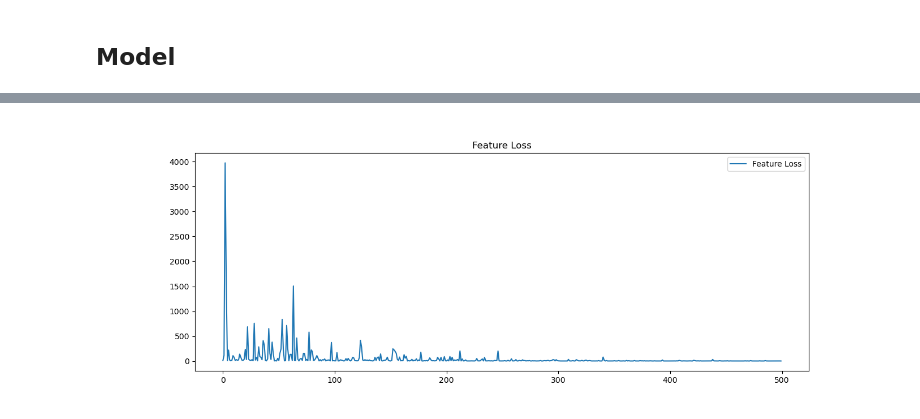
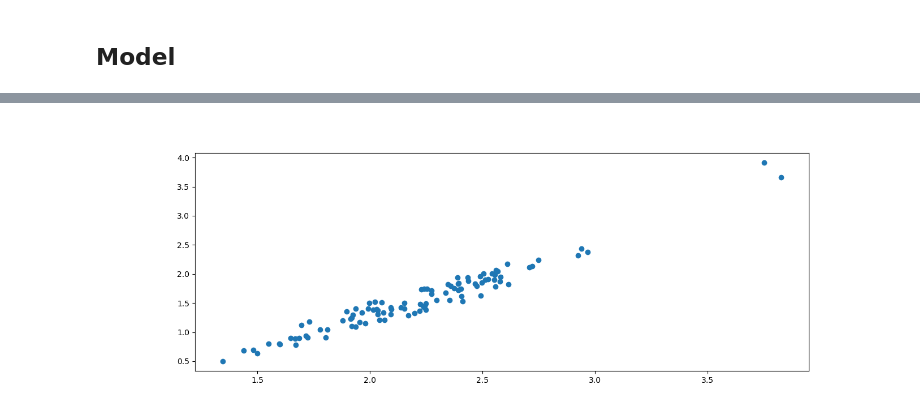
Before and after one commit to Naval-surange/GAENN, a Jupyter notebook: code/inter_molecular_AE.ipynb, the cells around one changed output, grey strips where cells are left out. Drawn from its saved outputs; the diff is of its cells as text; code cells hidden in the pictures.

Commit message:
updated inter

```diff
--- a/code/inter_molecular_AE.ipynb
+++ b/code/inter_molecular_AE.ipynb
@@ -406,22 +405,16 @@ class VariationalGCNEncoder(torch.nn.Module):
         # print("conv2:",x.shape, edge_index.shape)
         edgeShape = edge_index.shape
         featureShape = x.shape
-        x, edge_index, _, batch, _, _ = self.pool(x, edge_index)
-        # print("pool:",x.shape, edge_index.shape)
         return self.conv_mu(x, edge_index), self.conv_logstd(x, edge_index), edge_index
 # %%
 class VariationalGCNDecoder(torch.nn.Module):
     def __init__(self,in_channels,out_channels):
         super().__init__()
-        self.unpool = Unpool()
         self.conv1 = GCNConv(in_channels, 2 * out_channels)
         self.conv2 = GCNConv(2 * out_channels, 1 * out_channels)
     def forward(self, x, edge_index, sigmoid=True):
         global edgeShape, featureShape
         # print("input:",x.shape, edge_index.shape)
-        x = self.unpool(x, edge_index)
-        edge_index = torch.cat([edge_index, torch.zeros(2,max(0,edgeShape[1]-edge_index.shape[1]) ).long()], dim=1)
-        # print("unpool:",x.shape, edge_index.shape)
         x = self.conv1(x, edge_index)
         x = F.silu(x)
         # print("conv1:",x.shape, edge_index.shape)
@@ -430,12 +423,23 @@ class VariationalGCNDecoder(torch.nn.Module):
         # print("conv2:",x.shape, edge_index.shape)
         return x, edge_index
 # %%
+import os
 in_channels = graphs[0].num_features
 out_channels = 2
-lr = 1e-4
+lr = 1e-3
 n_epochs = 500
 batch_size=2
+test_train_split = 0.8
+model_name = "InterGVAE_v1.pt"
+model_loaded = False
+force_train = False
 
-model = VGAE(VariationalGCNEncoder(in_channels, out_channels),
-             VariationalGCNDecoder(out_channels, in_channels))
+if os.path.exists("./models/"+model_name) and not force_train:
+    model = torch.load("./models/"+model_name)
+    model_loaded = True
+else:
+    model = VGAE(VariationalGCNEncoder(in_channels, out_channels),
+                VariationalGCNDecoder(out_channels, in_channels))
+
 optimizer = torch.optim.Adam(model.parameters(), lr=lr)
+scheduler = lr_scheduler.StepLR(optimizer, step_size=300, gamma=0.5)
@@ -515,8 +574,24 @@ plt.show()
 # %%
-plt.figure(figsize=(14, 5))
-plt.plot(feature_losses, label='Feature Loss')
-plt.legend()
-plt.title('Feature Loss')
-plt.show()
+if not model_loaded:
+    plt.figure(figsize=(14, 5))
+    plt.plot(test_feature_losses, label='Feature Loss')
+    plt.legend()
+    plt.title('Feature Loss')
+    plt.show()
-# %% [output]
-[figure, removed]
+# %%
+train_loader = DataLoader(graphs, batch_size=1)
+decoded_data=[]
+for data in train_loader:
+    model.eval()
+    z,encoded_edge_index = model.encode(data.x, data.edge_index)
+    decoded_data.append(z.detach().numpy())
+
+decoded_data = np.array(decoded_data)
+# %%
+frame = 5
+plt.figure(figsize=(14, 5))
+data = decoded_data[frame]
+plt.scatter(data[:,0], data[:,1])
+plt.show()
+# %% [output]
+[figure, added]
```
Also changed, not shown: parts of 24 cells of this notebook.
